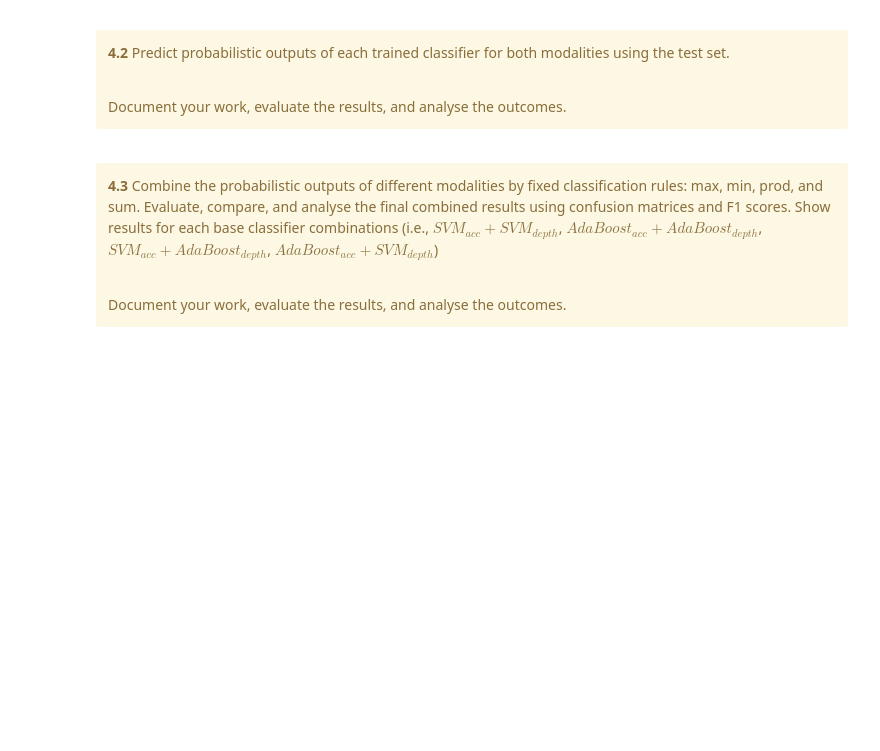
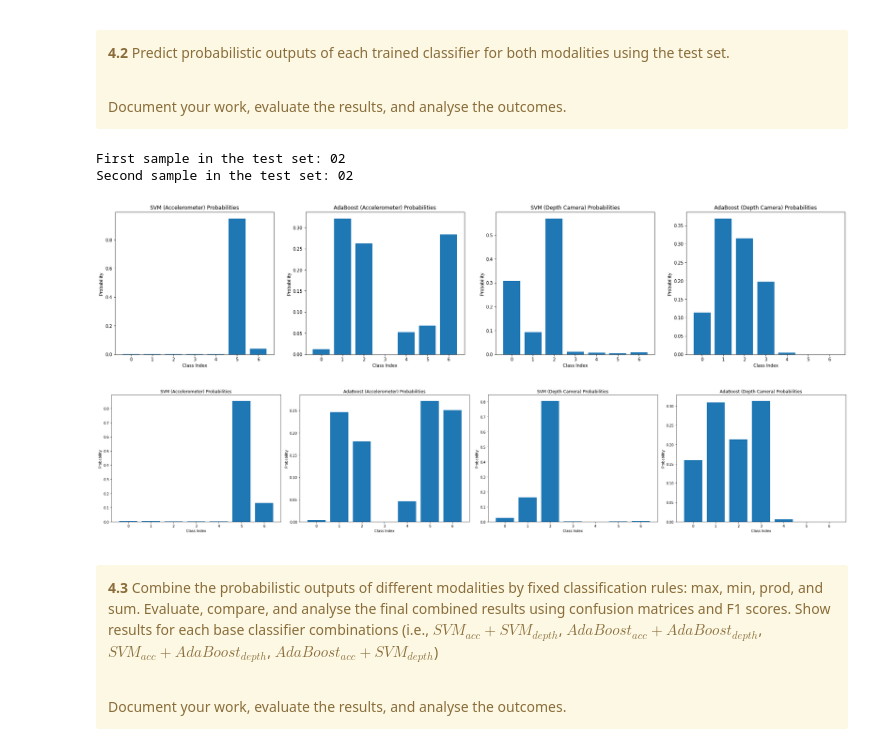
Before and after one commit to waasnipun/mmdf, a Jupyter notebook: project-work-MEx-classification.ipynb, the cells around one changed output. Drawn from its saved outputs; the diff is of its cells as text; code cells hidden in the pictures; blank space fills up the shorter version.

```diff
--- a/project-work-MEx-classification.ipynb
+++ b/project-work-MEx-classification.ipynb
@@ -482,6 +517,6 @@ def fuse_pca_lda_classification(test_example_pca, test_example_lda, training_exa
 
     return predicted_window
 # %%
-training_acc['preprocessed_data'] = [_ for _ in preprocess(df=training_acc, columns=['acc_0', 'acc_1', 'acc_2'], resample=True)]
-testing_acc['preprocessed_data'] = [_ for _ in preprocess(df=testing_acc, columns=['acc_0', 'acc_1', 'acc_2'] , resample=True)]
+merged_train['preprocessed_data_acc'] = [_ for _ in preprocess(df=merged_train['df_x'], columns=['acc_0', 'acc_1', 'acc_2'], resample=True)]
+merged_test['preprocessed_data_acc'] = [_ for _ in preprocess(df=merged_test['df_x'], columns=['acc_0', 'acc_1', 'acc_2'] , resample=True)]
 # %%
@@ -714,0 +942,9 @@ Document your work, answer the given question, evaluate the results, and analyse
+# %%
+# Normalize the data along each axis
+scaler_acc = MinMaxScaler()
+X_train_acc_normalized = scaler_acc.fit_transform(X_train_acc)
+X_test_acc_normalized = scaler_acc.transform(X_test_acc)
+
+scaler_dc = MinMaxScaler()
+X_train_dc_normalized = scaler_dc.fit_transform(X_train_dc)
+X_test_dc_normalized = scaler_dc.transform(X_test_dc)
@@ -731,3 +1055,64 @@ Document your work, evaluate the results, and analyse the outcomes.
+# %%
+# 4.2
+# Predict probabilistic outputs for SVM classifiers
+svm_acc_proba = final_svm_acc.predict_proba(X_test_acc_normalized)
+svm_dc_proba = final_svm_dc.predict_proba(X_test_dc_normalized)
+adaboost_acc_proba = final_adaboost_acc.predict_proba(X_test_acc_normalized)
+adaboost_dc_proba = final_adaboost_dc.predict_proba(X_test_dc_normalized)
+# %%
+def plot_proba(probabilities, title):
+    plt.bar(range(len(probabilities)), probabilities, align='center')
+    plt.title(title)
+    plt.xlabel('Class Index')
+    plt.ylabel('Probability')
+
+# Plot predicted probabilities for the first sample in the test set
+print("First sample in the test set:", y_test[0])
+plt.figure(figsize=(30, 6))
+
+# Plot SVM probabilities for accelerometer modality
+plt.subplot(1, 4, 1)
+plot_proba(svm_acc_proba[0], 'SVM (Accelerometer) Probabilities')
+
+# Plot AdaBoost probabilities for accelerometer modality
+plt.subplot(1, 4, 2)
+plot_proba(adaboost_acc_proba[0], 'AdaBoost (Accelerometer) Probabilities')
+
+# Plot SVM probabilities for direct current modality
+plt.subplot(1, 4, 3)
+plot_proba(svm_dc_proba[0], 'SVM (Depth Camera) Probabilities')
+
+# Plot AdaBoost probabilities for direct current modality
+plt.subplot(1, 4, 4)
+plot_proba(adaboost_dc_proba[0], 'AdaBoost (Depth Camera) Probabilities')
+
+# Plot predicted probabilities for the second sample in the test set
+print("Second sample in the test set:", y_test[1])
+plt.figure(figsize=(30, 6))
+
+# Plot SVM probabilities for accelerometer modality
+plt.subplot(1, 4, 1)
+plot_proba(svm_acc_proba[1], 'SVM (Accelerometer) Probabilities')
+
+# Plot AdaBoost probabilities for accelerometer modality
+plt.subplot(1, 4, 2)
+plot_proba(adaboost_acc_proba[1], 'AdaBoost (Accelerometer) Probabilities')
+
+# Plot SVM probabilities for direct current modality
+plt.subplot(1, 4, 3)
+plot_proba(svm_dc_proba[1], 'SVM (Depth Camera) Probabilities')
+
+# Plot AdaBoost probabilities for direct current modality
+plt.subplot(1, 4, 4)
+plot_proba(adaboost_dc_proba[1], 'AdaBoost (Depth Camera) Probabilities')
+
+plt.tight_layout()
+plt.show()
+# %% [output]
+First sample in the test set: 02
+Second sample in the test set: 02
+[figure, added]
+[figure, added]
 # %% [markdown]
 <a id='task4'></a>
 <div class=" alert alert-warning">
```
Also changed, not shown: parts of 30 cells of this notebook.
